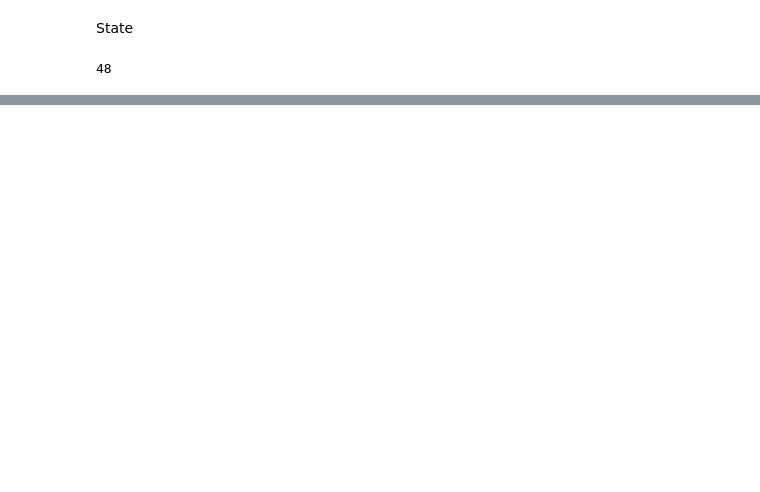
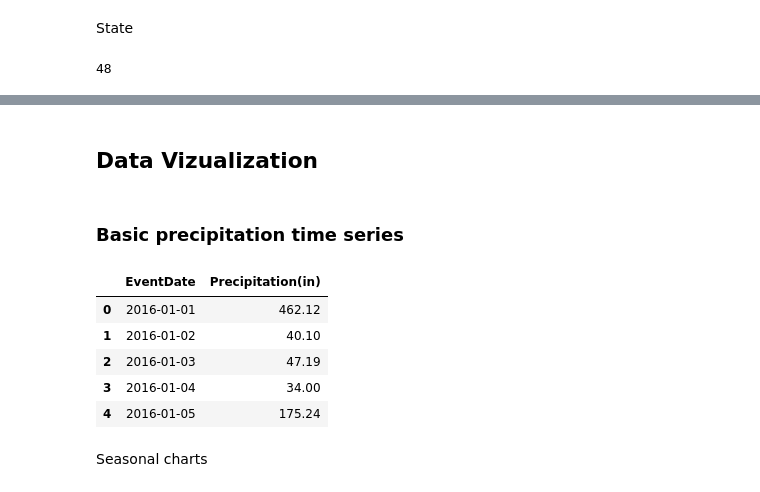
Before and after one commit to fernandohitmas/information_visualization, a Jupyter notebook: us_weather_events_16_20_project/part1.ipynb, the cells around one changed output, grey strips where cells are left out. Drawn from its saved outputs; the diff is of its cells as text; code cells hidden in the pictures; blank space fills up the shorter version.

```diff
--- a/us_weather_events_16_20_project/part1.ipynb
+++ b/us_weather_events_16_20_project/part1.ipynb
@@ -434,0 +551,21 @@ X[X['date_error'] == 1]
+# %% [markdown]
+## Data Vizualization
+# %% [markdown]
+### Basic precipitation time series
+# %%
+aggregation = {
+    'Precipitation(in)' : 'sum'
+}
+# %%
+preci_by_date = X.groupby('EventDate').agg(aggregation)
+# %%
+preci_by_date = preci_by_date.reset_index().copy()
+# %%
+preci_by_date.head()
+# %% [output]
+|  | EventDate | Precipitation(in) |
+| 0 | 2016-01-01 | 462.12 |
+| 1 | 2016-01-02 | 40.10 |
+| 2 | 2016-01-03 | 47.19 |
+| 3 | 2016-01-04 | 34.00 |
+| 4 | 2016-01-05 | 175.24 |
@@ -434,0 +589,2 @@ X[X['date_error'] == 1]
+# %% [markdown]
+Seasonal charts
```
Also changed, not shown: parts of 66 cells of this notebook, 17 other files.
